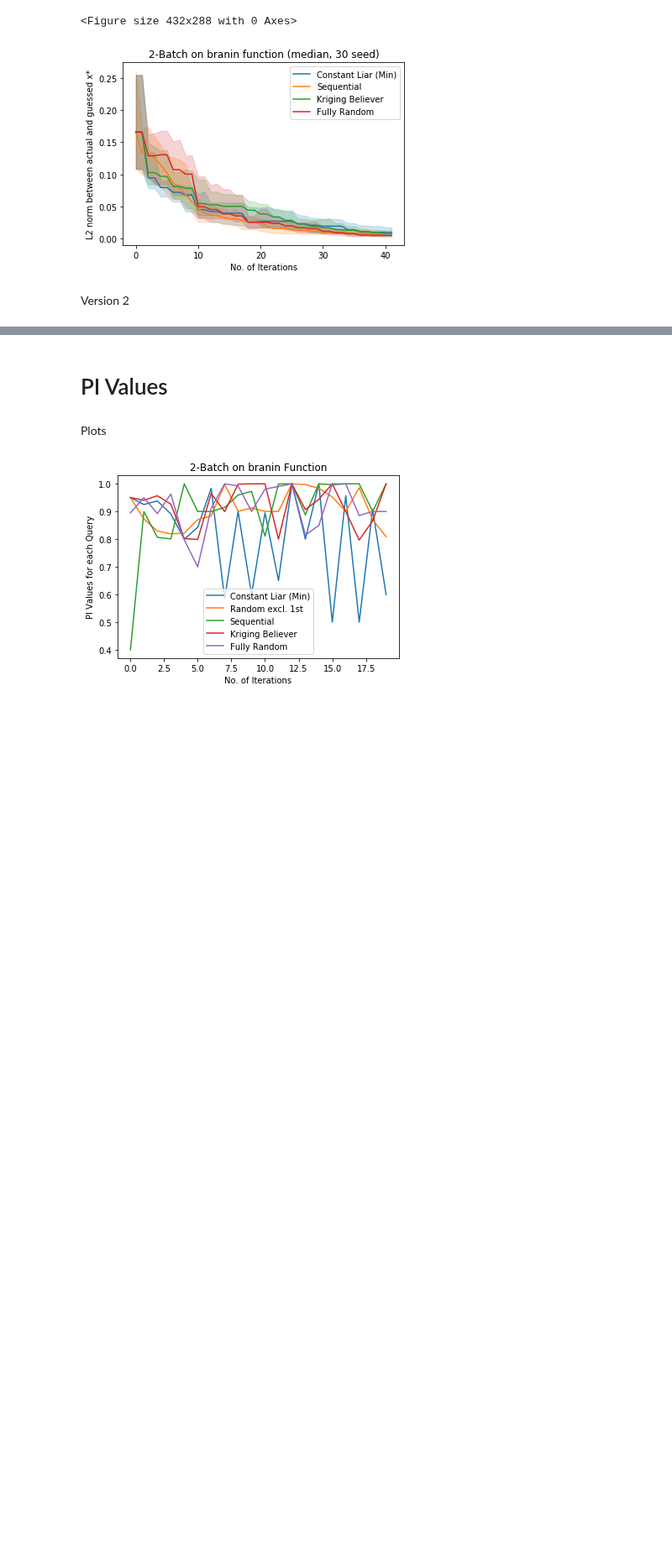
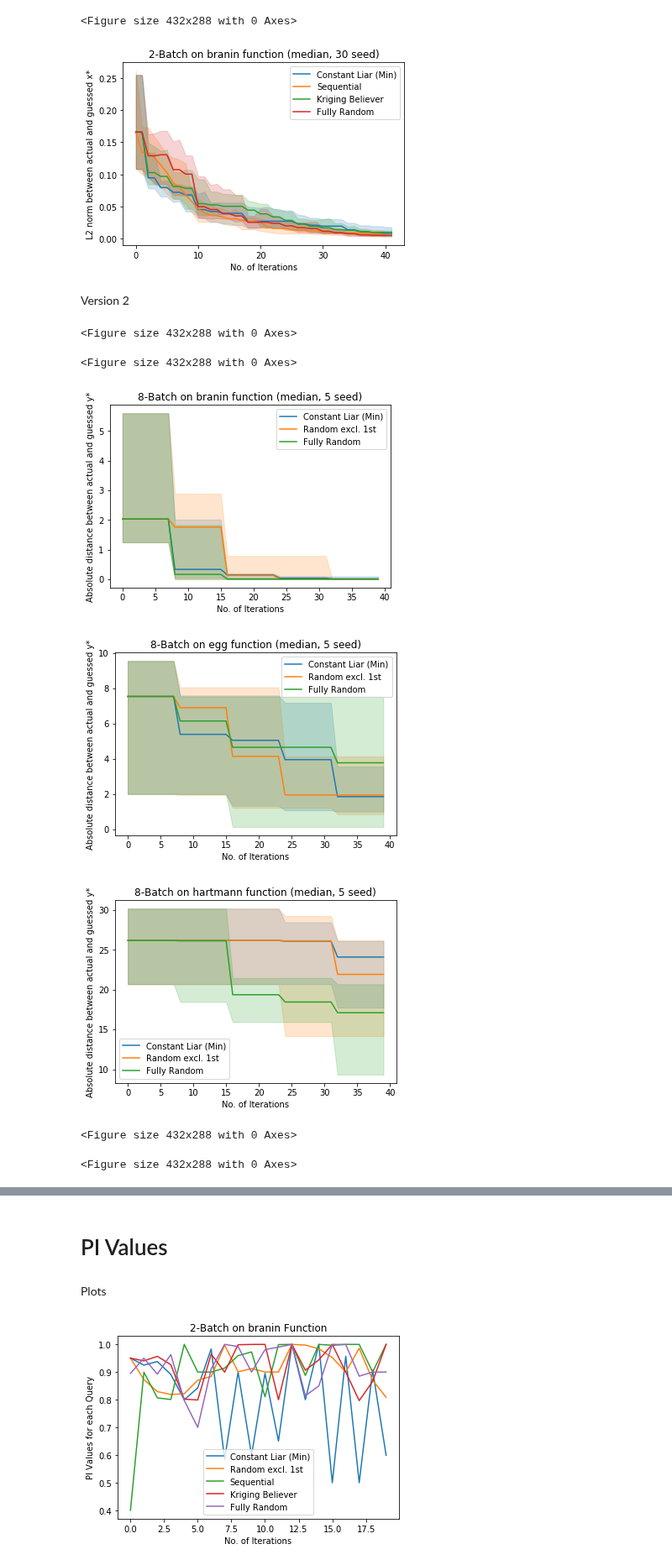
Before and after one commit to jamjs98764/Parallel-Bayesian-Optimisation, a Jupyter notebook: FITBO_GPy-FITBOMM_only/Plotting Results.ipynb, the cells around one changed output, grey strips where cells are left out. Shown at 84% size. Drawn from its saved outputs; the diff is of its cells as text; code cells hidden in the pictures; blank space fills up the shorter version.

```diff
--- a/FITBO_GPy-FITBOMM_only/Plotting Results.ipynb
+++ b/FITBO_GPy-FITBOMM_only/Plotting Results.ipynb
@@ -184,24 +150,18 @@ Created on Wed Dec 19 14:56:44 2018
 
 @author: jianhong
 """
-import numpy as np
-import seaborn as sns
-import pandas as pd
-import pickle
-import matplotlib.pyplot as plt
-%matplotlib inline
-
-seed_size = 30
-batch_sizes = [2]
-test_funcs = ["branin"]
+seed_size = 5
+batch_sizes = [8]
+test_funcs = ["branin", "egg", "hartmann"]
+#test_funcs = ["branin"]
 metrics = ["IR", "L2"]
-save_file = True
+save_file = False
 
 plot_choice = {
-        "seq_results": 1,
+        "seq_results": 0,
         "random_results": 1,
-        "random1_results": 0,
-        "kb_results": 1,
+        "random1_results": 1,
+        "kb_results": 0,
         "cl_mean_results": 0,
         "cl_min_results": 1,
         "cl_max_results": 0
@@ -264,6 +224,7 @@ def plot_error_vs_iterations(seed_size, batch_sizes, test_funcs, metrics, plot_c
             plt.figure() # New figure
 
             for func in test_funcs:
+                plt.figure()
                 try:
                     seq_results = error_vs_iterations_v2(batch = False, metrics = metric, func = func, batch_size = batch_size, seed_size = seed_size)
                 except: pass
@@ -274,30 +235,38 @@ def plot_error_vs_iterations(seed_size, batch_sizes, test_funcs, metrics, plot_c
                     random1_results = error_vs_iterations_v2(func = func, metrics = metric, batch = True, batch_size = batch_size, seed_size = seed_size, heuristic = "random_except_1st")
                 except: pass
                 try:
                     kb_results = error_vs_iterations_v2(func = func, metrics = metric, batch = True, batch_size = batch_size, seed_size = seed_size, heuristic = "kb")
                 except: pass
                 try:
                     cl_mean_results = error_vs_iterations_v2(func = func, metrics = metric, batch = True, batch_size = batch_size, seed_size = seed_size, heuristic = "cl-mean")
                 except: pass
                 try:
                     cl_min_results = error_vs_iterations_v2(func = func, metrics = metric, batch = True, batch_size = batch_size, seed_size = seed_size, heuristic = "cl-min")
                 except: pass
                 try:
                     cl_max_results = error_vs_iterations_v2(func = func, metrics = metric, batch = True, batch_size = batch_size, seed_size = seed_size, heuristic = "cl-max")
                 except: pass
 
                 for key, value in plot_choice.items():
                     if value == 1:
                         fig = sns.lineplot(x = 'iters', y = 'values', data = eval(key), err_style = "band", \
                                            label = label_lookup[key], estimator = estimator)
 
                 graph_title = str(batch_size) + "-Batch on "+ str(func) + " function (" + estimator_title + ", " + str(seed_size) + " seed)"
                 fig.set(xlabel = "No. of Iterations", ylabel = metric_lookup[metric], title = graph_title)
                 save_path = "Exp_Data/Graphs/" + graph_title + "_" + str(metric) + ".png"
                 fig2 = fig.get_figure()
 
                 if save_file:
                     print("Saved as: " + save_path)
                     fig2.savefig(save_path)
 
 plot_error_vs_iterations(seed_size, batch_sizes, test_funcs, metrics, plot_choice, save_file)
+# %% [output]
+<Figure size 432x288 with 0 Axes>
+<Figure size 432x288 with 0 Axes>
+[figure, added]
+[figure, added]
+[figure, added]
+<Figure size 432x288 with 0 Axes>
+<Figure size 432x288 with 0 Axes>
```
Also changed, not shown: parts of 7 cells of this notebook.
